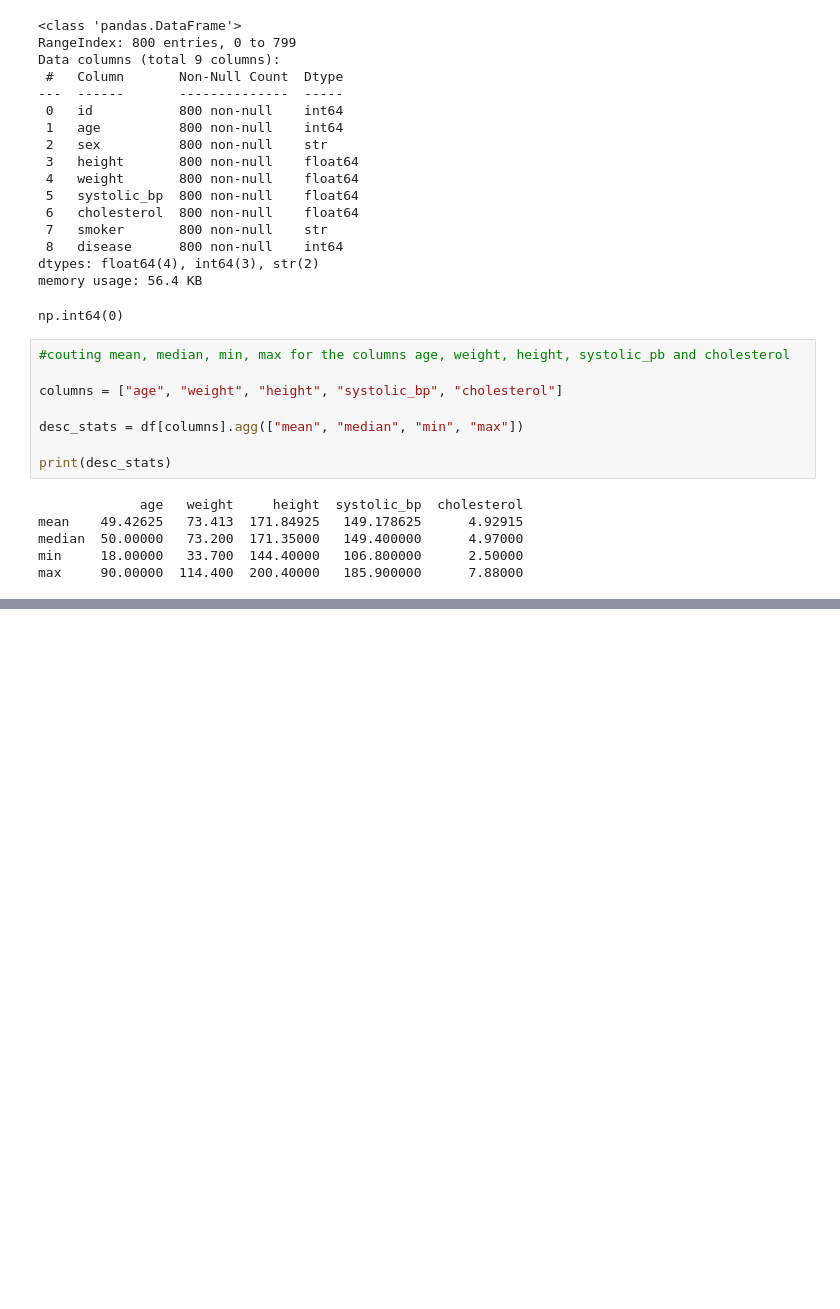
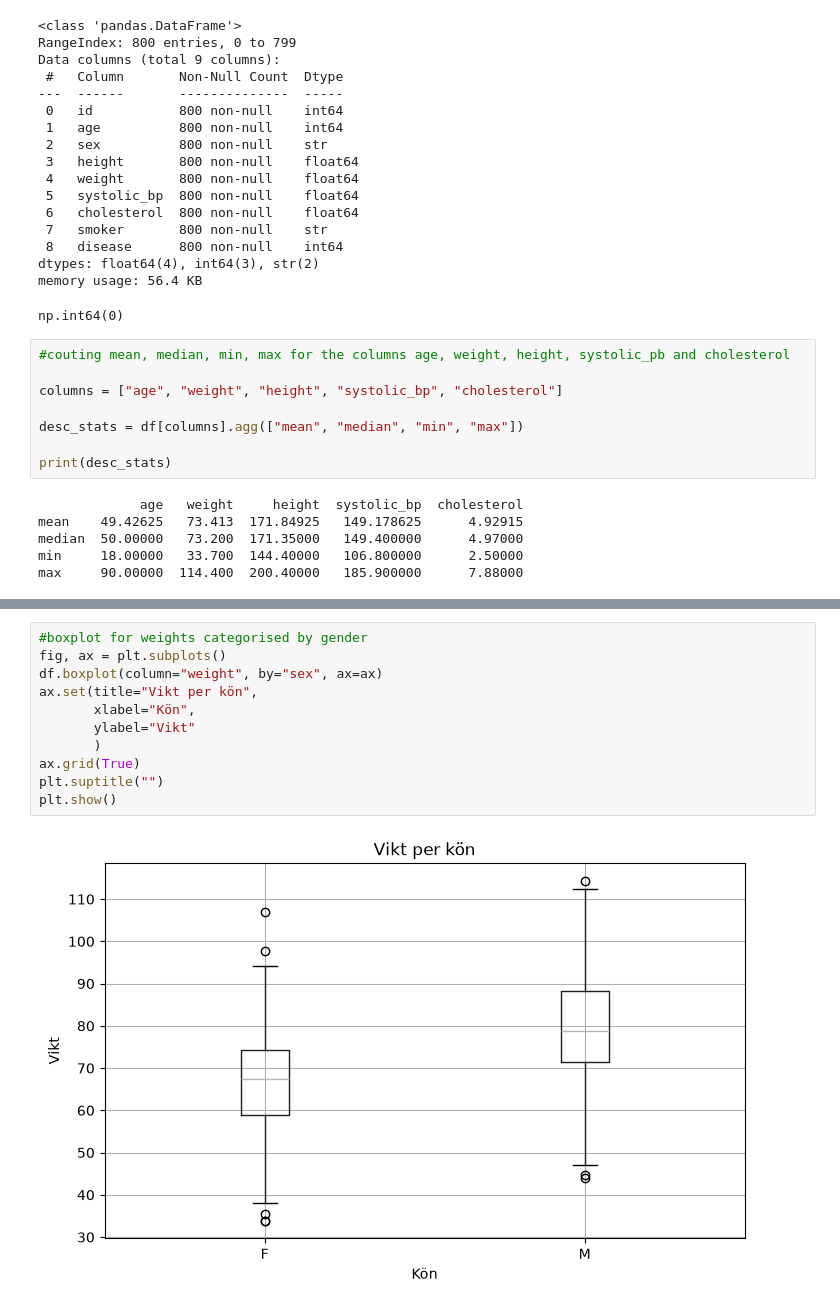
Before and after one commit to Edvin-wolt/Individual_assignment_DS26, a Jupyter notebook: report_while_coding.ipynb, the cells around one changed output, grey strips where cells are left out. Saved outputs shown, nothing was run; the diff lists cells and outputs as text; blank space fills up the shorter version.

```diff
--- a/report_while_coding.ipynb
+++ b/report_while_coding.ipynb
@@ -45,0 +59,13 @@ max     90.00000  114.400  200.40000   185.900000      7.88000
+# %%
+#boxplot for weights categorised by gender
+fig, ax = plt.subplots()
+df.boxplot(column="weight", by="sex", ax=ax)
+ax.set(title="Vikt per kön",
+       xlabel="Kön",
+       ylabel="Vikt"
+       )
+ax.grid(True)
+plt.suptitle("")
+plt.show()
+# %% [output]
+[figure, added]
```
Also changed, not shown: parts of 3 cells of this notebook.
